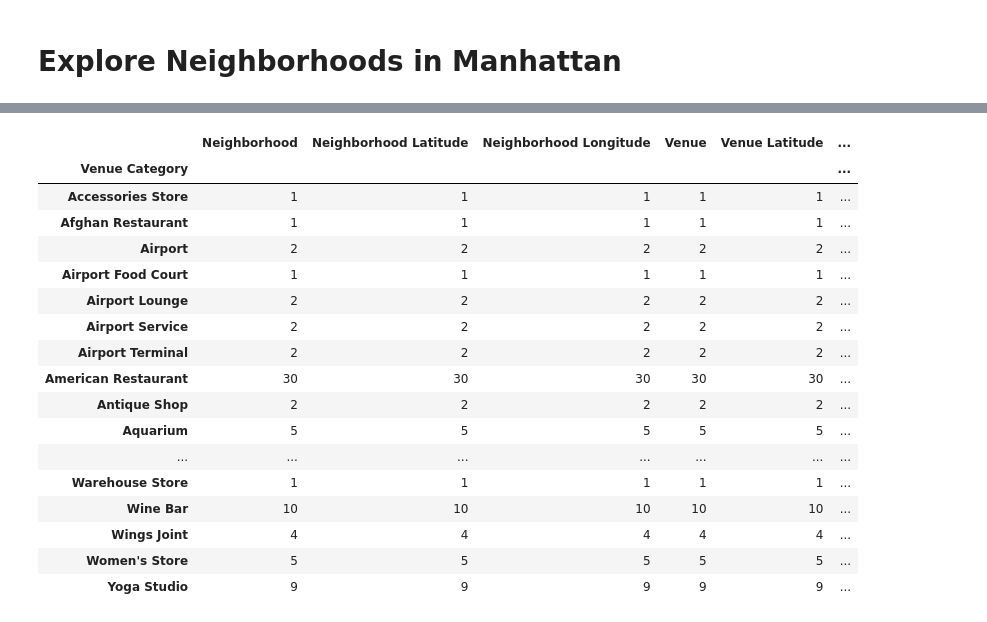
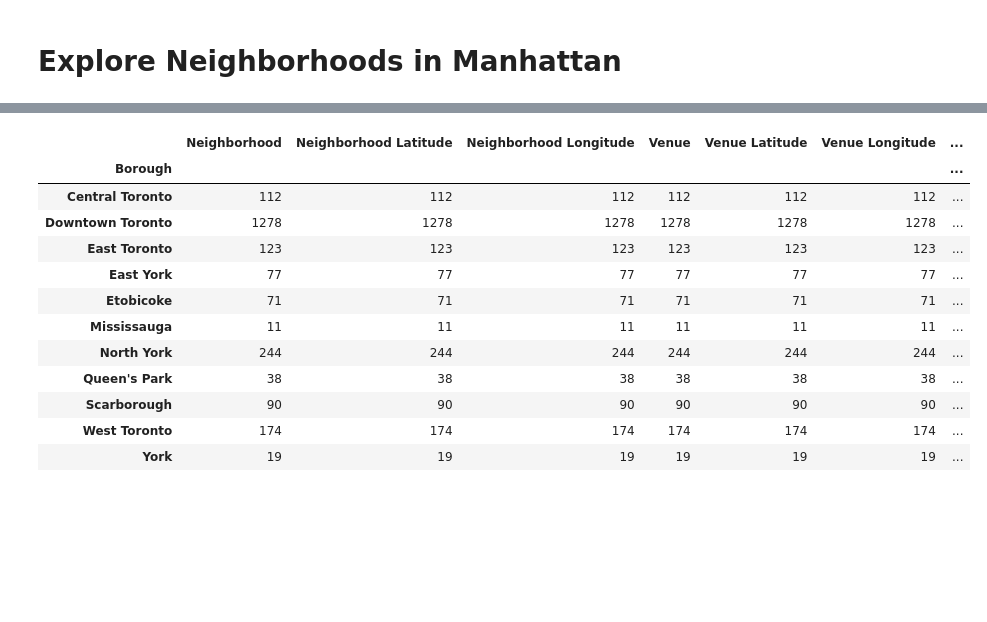
Before and after one commit to riffatahmad/Coursera_Capstone, a Jupyter notebook: CapstoneProject_2.ipynb, the cells around one changed output, grey strips where cells are left out. Drawn from its saved outputs; the diff is of its cells as text; code cells hidden in the pictures; blank space fills up the shorter version.

Commit message:
Published from Watson Studio.

```diff
--- a/CapstoneProject_2.ipynb
+++ b/CapstoneProject_2.ipynb
@@ -193,14 +193,12 @@ VERSION = '20191205' # Foursquare API version
 # %%
 # type your answer here
 LIMIT = 100 # limit of number of venues returned by Foursquare API
-
-radius = 500 # define radius
 # %%
-def getNearbyVenues(names, latitudes, longitudes, radius=500):
+def getNearbyVenues(Borough, names, latitudes, longitudes, radius=500):
 
     venues_list=[]
-    for name, lat, lng in zip(names, latitudes, longitudes):
-        print(name)
+    for Borough, name, lat, lng in zip(Borough, names, latitudes, longitudes):
+        #print(name)
 
         # create the API request URL
         url = 'https://api.foursquare.com/v2/venues/explore?&client_id={}&client_secret={}&v={}&ll={},{}&radius={}&limit={}'.format(
@@ -217,6 +215,7 @@ def getNearbyVenues(names, latitudes, longitudes, radius=500):
 
         # return only relevant information for each nearby venue
         venues_list.append([(
+            Borough,
             name,
             lat,
             lng,
@@ -226,7 +225,7 @@ def getNearbyVenues(names, latitudes, longitudes, radius=500):
             v['venue']['categories'][0]['name']) for v in results])
 
     nearby_venues = pd.DataFrame([item for venue_list in venues_list for item in venue_list])
-    nearby_venues.columns = ['Neighborhood',
+    nearby_venues.columns = ['Borough','Neighborhood',
                   'Neighborhood Latitude',
                   'Neighborhood Longitude',
                   'Venue',
@@ -236,7 +235,8 @@ def getNearbyVenues(names, latitudes, longitudes, radius=500):
 
     return(nearby_venues)
 # %%
-Toronto_venues = getNearbyVenues(names=df_Long_lat['Neighbourhood'],
-                                   latitudes=df_Long_lat['Latitude'],
-                                   longitudes=df_Long_lat['Longitude']
-                                  )
+Toronto_venues = getNearbyVenues(Borough = df_Long_lat['Borough'],
+                                 names = df_Long_lat['Neighbourhood'],
+                                 latitudes = df_Long_lat['Latitude'],
+                                 longitudes = df_Long_lat['Longitude']
+                                )
@@ -272,21 +254,16 @@ Toronto_venues.head()
 # %%
-Toronto_venues.groupby('Venue Category').count()
+Toronto_venues.groupby('Borough').count()
 # %% [output]
-|  | Neighborhood | Neighborhood Latitude | Neighborhood Longitude | Venue | Venue Latitude | ... |
-| Venue Category |  |  |  |  |  | ... |
-| Accessories Store | 1 | 1 | 1 | 1 | 1 | ... |
-| Afghan Restaurant | 1 | 1 | 1 | 1 | 1 | ... |
-| Airport | 2 | 2 | 2 | 2 | 2 | ... |
-| Airport Food Court | 1 | 1 | 1 | 1 | 1 | ... |
-| Airport Lounge | 2 | 2 | 2 | 2 | 2 | ... |
-| Airport Service | 2 | 2 | 2 | 2 | 2 | ... |
-| Airport Terminal | 2 | 2 | 2 | 2 | 2 | ... |
-| American Restaurant | 30 | 30 | 30 | 30 | 30 | ... |
-| Antique Shop | 2 | 2 | 2 | 2 | 2 | ... |
-| Aquarium | 5 | 5 | 5 | 5 | 5 | ... |
-| ... | ... | ... | ... | ... | ... | ... |
-| Warehouse Store | 1 | 1 | 1 | 1 | 1 | ... |
-| Wine Bar | 10 | 10 | 10 | 10 | 10 | ... |
-| Wings Joint | 4 | 4 | 4 | 4 | 4 | ... |
-| Women's Store | 5 | 5 | 5 | 5 | 5 | ... |
-| Yoga Studio | 9 | 9 | 9 | 9 | 9 | ... |
+|  | Neighborhood | Neighborhood Latitude | Neighborhood Longitude | Venue | Venue Latitude | Venue Longitude | ... |
+| Borough |  |  |  |  |  |  | ... |
+| Central Toronto | 112 | 112 | 112 | 112 | 112 | 112 | ... |
+| Downtown Toronto | 1278 | 1278 | 1278 | 1278 | 1278 | 1278 | ... |
+| East Toronto | 123 | 123 | 123 | 123 | 123 | 123 | ... |
+| East York | 77 | 77 | 77 | 77 | 77 | 77 | ... |
+| Etobicoke | 71 | 71 | 71 | 71 | 71 | 71 | ... |
+| Mississauga | 11 | 11 | 11 | 11 | 11 | 11 | ... |
+| North York | 244 | 244 | 244 | 244 | 244 | 244 | ... |
+| Queen's Park | 38 | 38 | 38 | 38 | 38 | 38 | ... |
+| Scarborough | 90 | 90 | 90 | 90 | 90 | 90 | ... |
+| West Toronto | 174 | 174 | 174 | 174 | 174 | 174 | ... |
+| York | 19 | 19 | 19 | 19 | 19 | 19 | ... |
```
Also changed, not shown: parts of 2 cells of this notebook.
